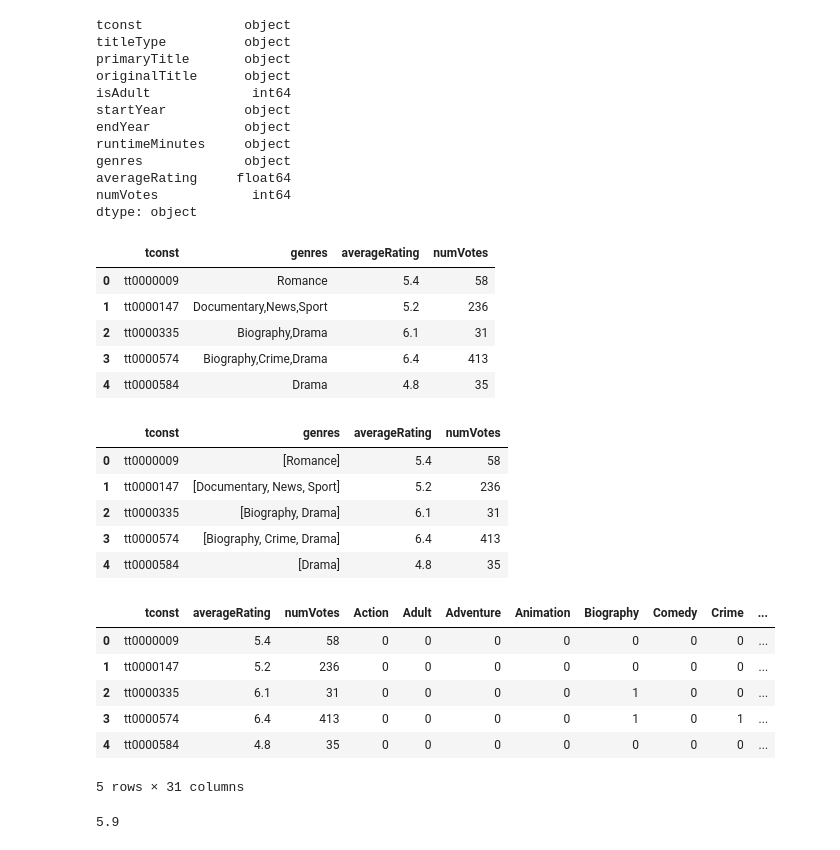
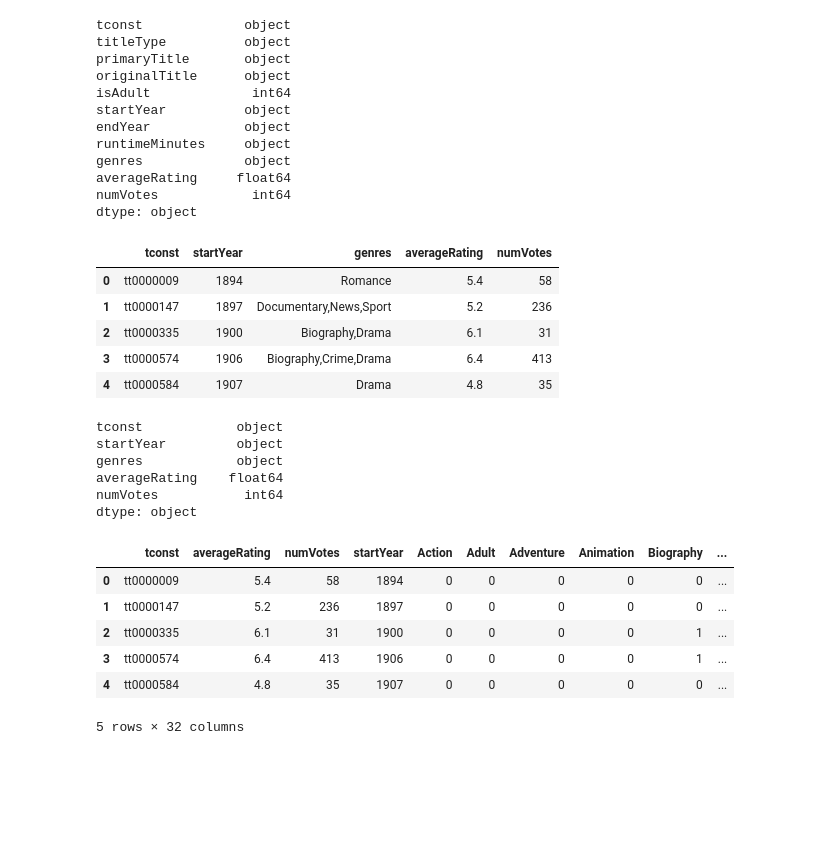
Before and after one commit to Amjaad/MoviesProject, a Jupyter notebook: DataPrep/title.ratings.ipynb, the cells around one changed output. Drawn from its saved outputs; the diff is of its cells as text; code cells hidden in the pictures; blank space fills up the shorter version.

```diff
--- a/DataPrep/title.ratings.ipynb
+++ b/DataPrep/title.ratings.ipynb
@@ -32,28 +33,28 @@ averageRating     float64
 numVotes            int64
 dtype: object
 # %%
-df2= df.loc[:,('tconst','genres','averageRating', 'numVotes')]
+df2= df.loc[:,('tconst','startYear','genres','averageRating', 'numVotes')]
 # %%
 df2.head()
 # %% [output]
-|  | tconst | genres | averageRating | numVotes |
-| 0 | tt0000009 | Romance | 5.4 | 58 |
-| 1 | tt0000147 | Documentary,News,Sport | 5.2 | 236 |
-| 2 | tt0000335 | Biography,Drama | 6.1 | 31 |
-| 3 | tt0000574 | Biography,Crime,Drama | 6.4 | 413 |
-| 4 | tt0000584 | Drama | 4.8 | 35 |
+|  | tconst | startYear | genres | averageRating | numVotes |
+| 0 | tt0000009 | 1894 | Romance | 5.4 | 58 |
+| 1 | tt0000147 | 1897 | Documentary,News,Sport | 5.2 | 236 |
+| 2 | tt0000335 | 1900 | Biography,Drama | 6.1 | 31 |
+| 3 | tt0000574 | 1906 | Biography,Crime,Drama | 6.4 | 413 |
+| 4 | tt0000584 | 1907 | Drama | 4.8 | 35 |
 # %%
 # covert genre to list
 df2.genres=df2.genres.apply(lambda x : x.split(','))
 # %%
-df2.head()
+df2.dtypes
 # %% [output]
-|  | tconst | genres | averageRating | numVotes |
-| 0 | tt0000009 | [Romance] | 5.4 | 58 |
-| 1 | tt0000147 | [Documentary, News, Sport] | 5.2 | 236 |
-| 2 | tt0000335 | [Biography, Drama] | 6.1 | 31 |
-| 3 | tt0000574 | [Biography, Crime, Drama] | 6.4 | 413 |
-| 4 | tt0000584 | [Drama] | 4.8 | 35 |
+tconst            object
+startYear         object
+genres            object
+averageRating    float64
+numVotes           int64
+dtype: object
 # %%
 # Extract a list of unique values from the genres column
 genres_iter = (set(g) for g in df2.genres)
@@ -61,17 +62,13 @@ genres = sorted(set.union(*genres_iter))
 # genres
 # %%
 #convert genres to dummy variables
-df2=df2[['tconst','averageRating','numVotes']].join(df2.genres.str.join('|').str.get_dummies())
+df2=df2[['tconst','averageRating','numVotes','startYear']].join(df2.genres.str.join('|').str.get_dummies())
 df2.head()
 # %% [output]
-|  | tconst | averageRating | numVotes | Action | Adult | Adventure | Animation | Biography | Comedy | Crime | ... |
-| 0 | tt0000009 | 5.4 | 58 | 0 | 0 | 0 | 0 | 0 | 0 | 0 | ... |
-| 1 | tt0000147 | 5.2 | 236 | 0 | 0 | 0 | 0 | 0 | 0 | 0 | ... |
-| 2 | tt0000335 | 6.1 | 31 | 0 | 0 | 0 | 0 | 1 | 0 | 0 | ... |
-| 3 | tt0000574 | 6.4 | 413 | 0 | 0 | 0 | 0 | 1 | 0 | 1 | ... |
-| 4 | tt0000584 | 4.8 | 35 | 0 | 0 | 0 | 0 | 0 | 0 | 0 | ... |
+|  | tconst | averageRating | numVotes | startYear | Action | Adult | Adventure | Animation | Biography | ... |
+| 0 | tt0000009 | 5.4 | 58 | 1894 | 0 | 0 | 0 | 0 | 0 | ... |
+| 1 | tt0000147 | 5.2 | 236 | 1897 | 0 | 0 | 0 | 0 | 0 | ... |
+| 2 | tt0000335 | 6.1 | 31 | 1900 | 0 | 0 | 0 | 0 | 1 | ... |
+| 3 | tt0000574 | 6.4 | 413 | 1906 | 0 | 0 | 0 | 0 | 1 | ... |
+| 4 | tt0000584 | 4.8 | 35 | 1907 | 0 | 0 | 0 | 0 | 0 | ... |
-5 rows × 31 columns
+5 rows × 32 columns
-# %%
-df2.loc[df2.Action==1].averageRating.median()
-# %% [output]
-5.9
```
Also changed, not shown: parts of 7 cells of this notebook.
